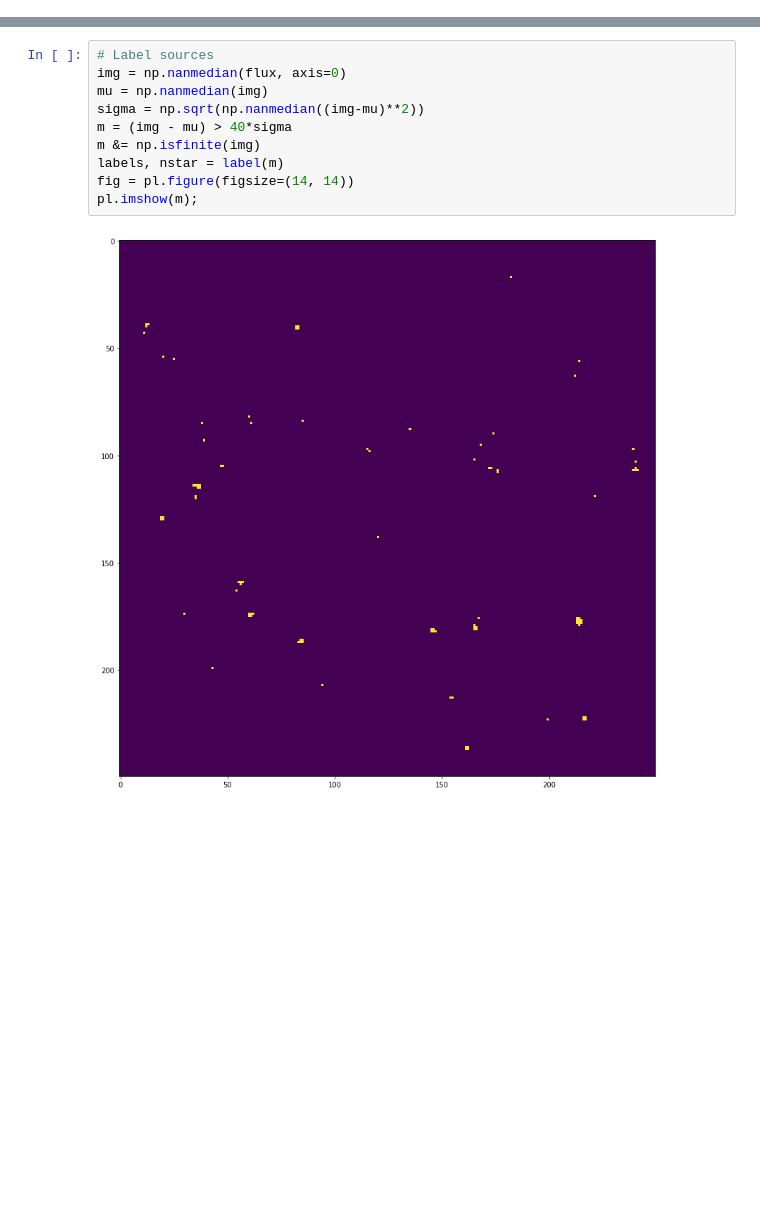
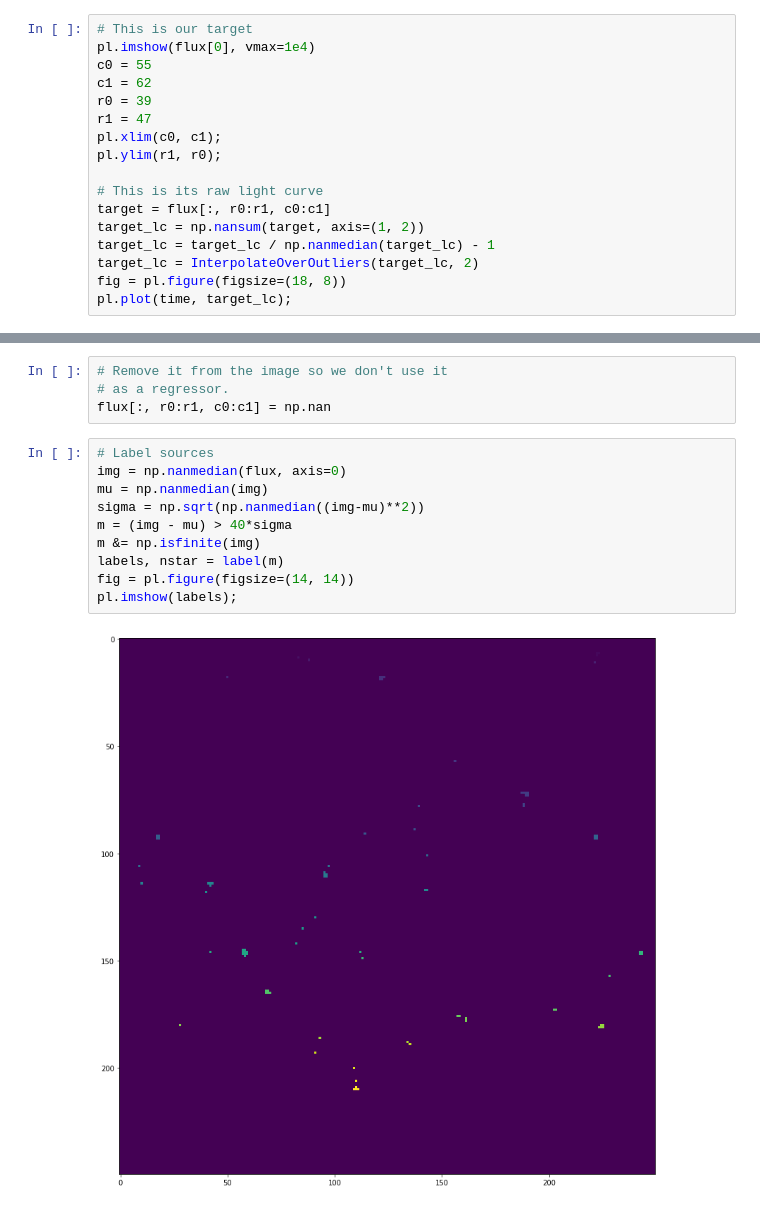
Before and after one commit to rodluger/L1, a Jupyter notebook: c9-test.ipynb, the cells around one changed output, grey strips where cells are left out. Drawn from its saved outputs; the diff is of its cells as text; blank space fills up the shorter version.

```diff
--- a/c9-test.ipynb
+++ b/c9-test.ipynb
@@ -43,0 +87,17 @@ time, flux = getFlux(True)
+# %%
+# This is our target
+pl.imshow(flux[0], vmax=1e4)
+c0 = 55
+c1 = 62
+r0 = 39
+r1 = 47
+pl.xlim(c0, c1);
+pl.ylim(r1, r0);
+
+# This is its raw light curve
+target = flux[:, r0:r1, c0:c1]
+target_lc = np.nansum(target, axis=(1, 2))
+target_lc = target_lc / np.nanmedian(target_lc) - 1
+target_lc = InterpolateOverOutliers(target_lc, 2)
+fig = pl.figure(figsize=(18, 8))
+pl.plot(time, target_lc);
@@ -44,15 +107,19 @@ time, flux = getFlux(True)
+# %%
+# Remove it from the image so we don't use it
+# as a regressor.
+flux[:, r0:r1, c0:c1] = np.nan
 # %%
 # Label sources
 img = np.nanmedian(flux, axis=0)
 mu = np.nanmedian(img)
 sigma = np.sqrt(np.nanmedian((img-mu)**2))
 m = (img - mu) > 40*sigma
 m &= np.isfinite(img)
 labels, nstar = label(m)
 fig = pl.figure(figsize=(14, 14))
-pl.imshow(m);
+pl.imshow(labels);
 # %% [output]
-[figure, old version]
+[figure, new version]
 # %%
 # Get our regressors
 lcs = np.empty((nstar-1, len(flux)), dtype=np.float32)
```
Also changed, not shown: parts of 9 cells of this notebook.
